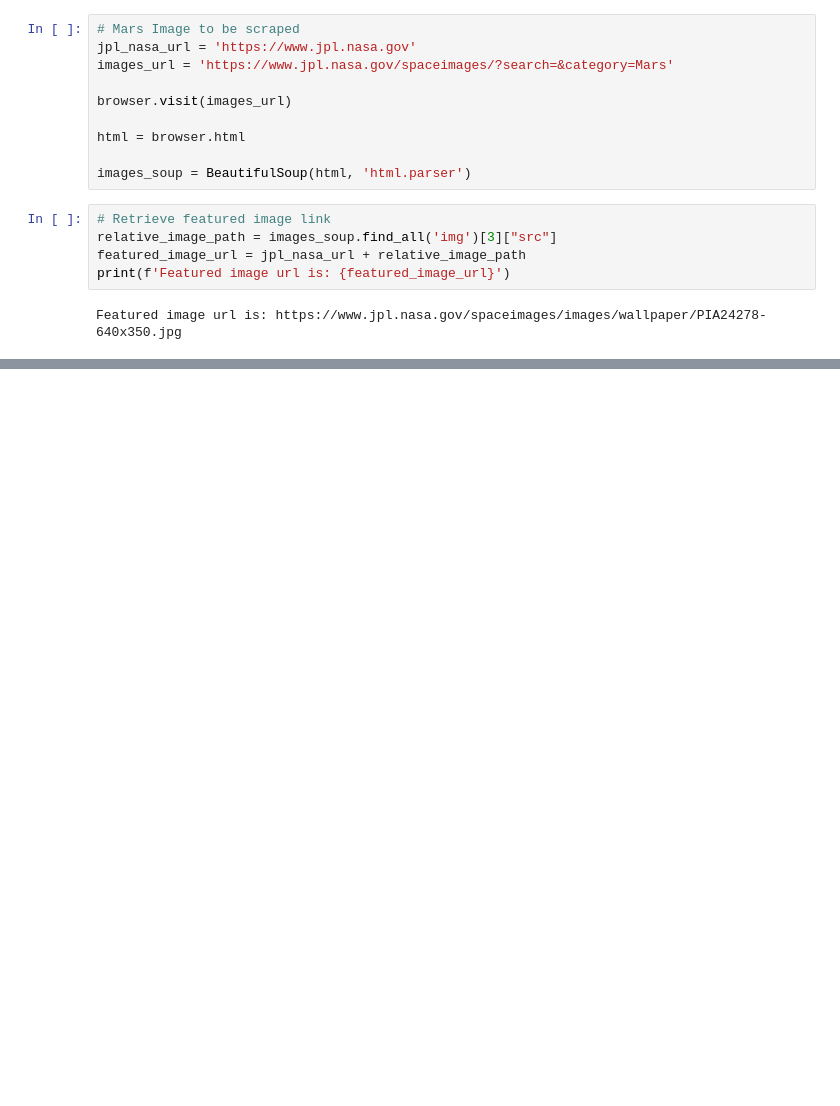
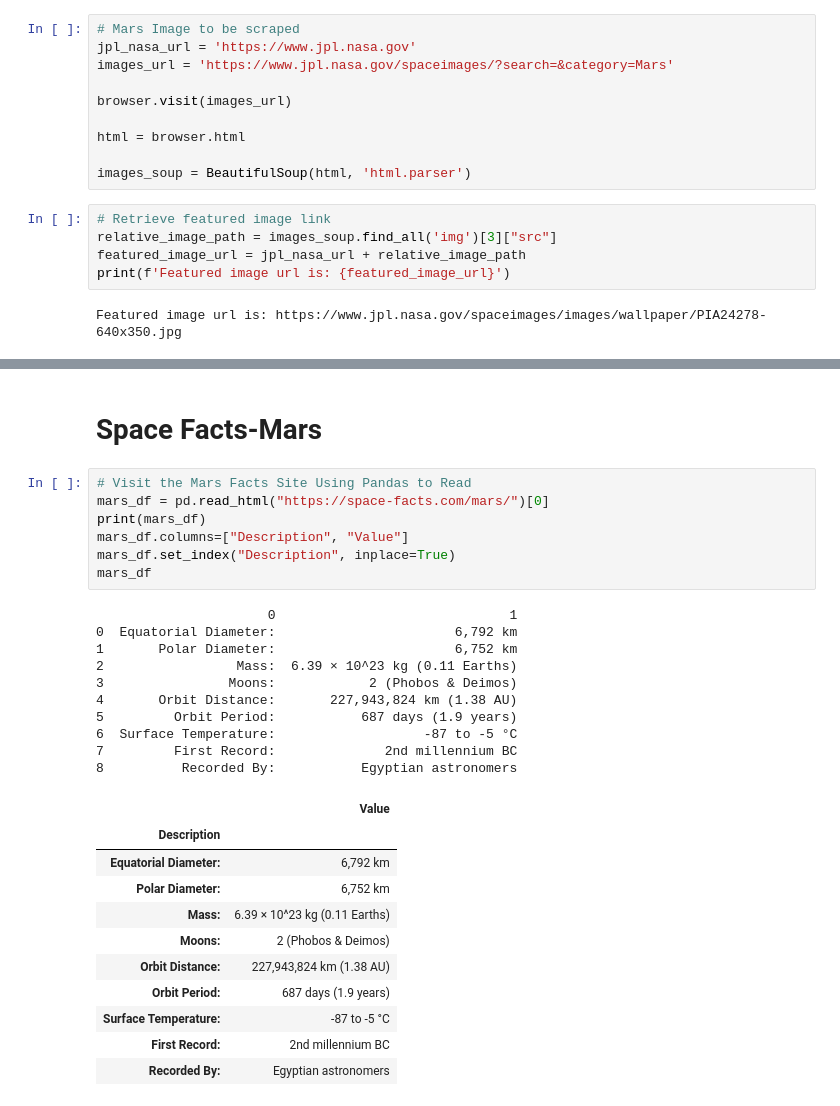
Before and after one commit to RUBALBHULLAR/Web-scraping, a Jupyter notebook: Missions_to_Mars/mission_to_mars.ipynb, the cells around one changed output, grey strips where cells are left out. Cells and saved outputs as stored; diff of their text form; blank space fills up the shorter version.

```diff
--- a/Missions_to_Mars/mission_to_mars.ipynb
+++ b/Missions_to_Mars/mission_to_mars.ipynb
@@ -93,0 +69,31 @@ AttributeError: 'NoneType' object has no attribute 'text'
+# %% [markdown]
+# Space Facts-Mars
+# %%
+# Visit the Mars Facts Site Using Pandas to Read
+mars_df = pd.read_html("https://space-facts.com/mars/")[0]
+print(mars_df)
+mars_df.columns=["Description", "Value"]
+mars_df.set_index("Description", inplace=True)
+mars_df
+# %% [output]
+                      0                              1
+0  Equatorial Diameter:                       6,792 km
+1       Polar Diameter:                       6,752 km
+2                 Mass:  6.39 × 10^23 kg (0.11 Earths)
+3                Moons:            2 (Phobos & Deimos)
+4       Orbit Distance:       227,943,824 km (1.38 AU)
+5         Orbit Period:           687 days (1.9 years)
+6  Surface Temperature:                   -87 to -5 °C
+7         First Record:              2nd millennium BC
+8          Recorded By:           Egyptian astronomers
+|  | Value |
+| Description |  |
+| Equatorial Diameter: | 6,792 km |
+| Polar Diameter: | 6,752 km |
+| Mass: | 6.39 × 10^23 kg (0.11 Earths) |
+| Moons: | 2 (Phobos & Deimos) |
+| Orbit Distance: | 227,943,824 km (1.38 AU) |
+| Orbit Period: | 687 days (1.9 years) |
+| Surface Temperature: | -87 to -5 °C |
+| First Record: | 2nd millennium BC |
+| Recorded By: | Egyptian astronomers |
```
Also changed, not shown: parts of 8 cells of this notebook.
